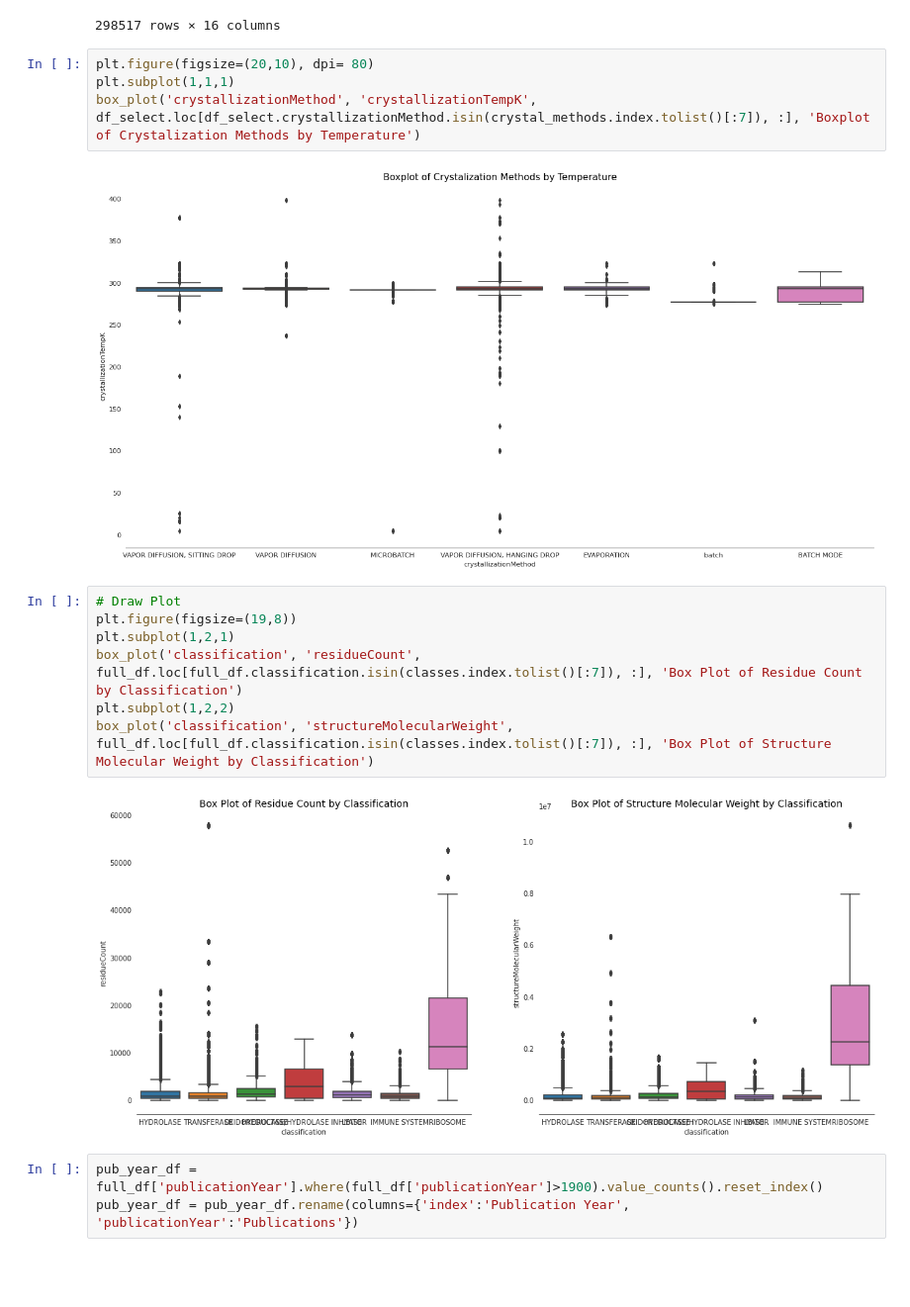
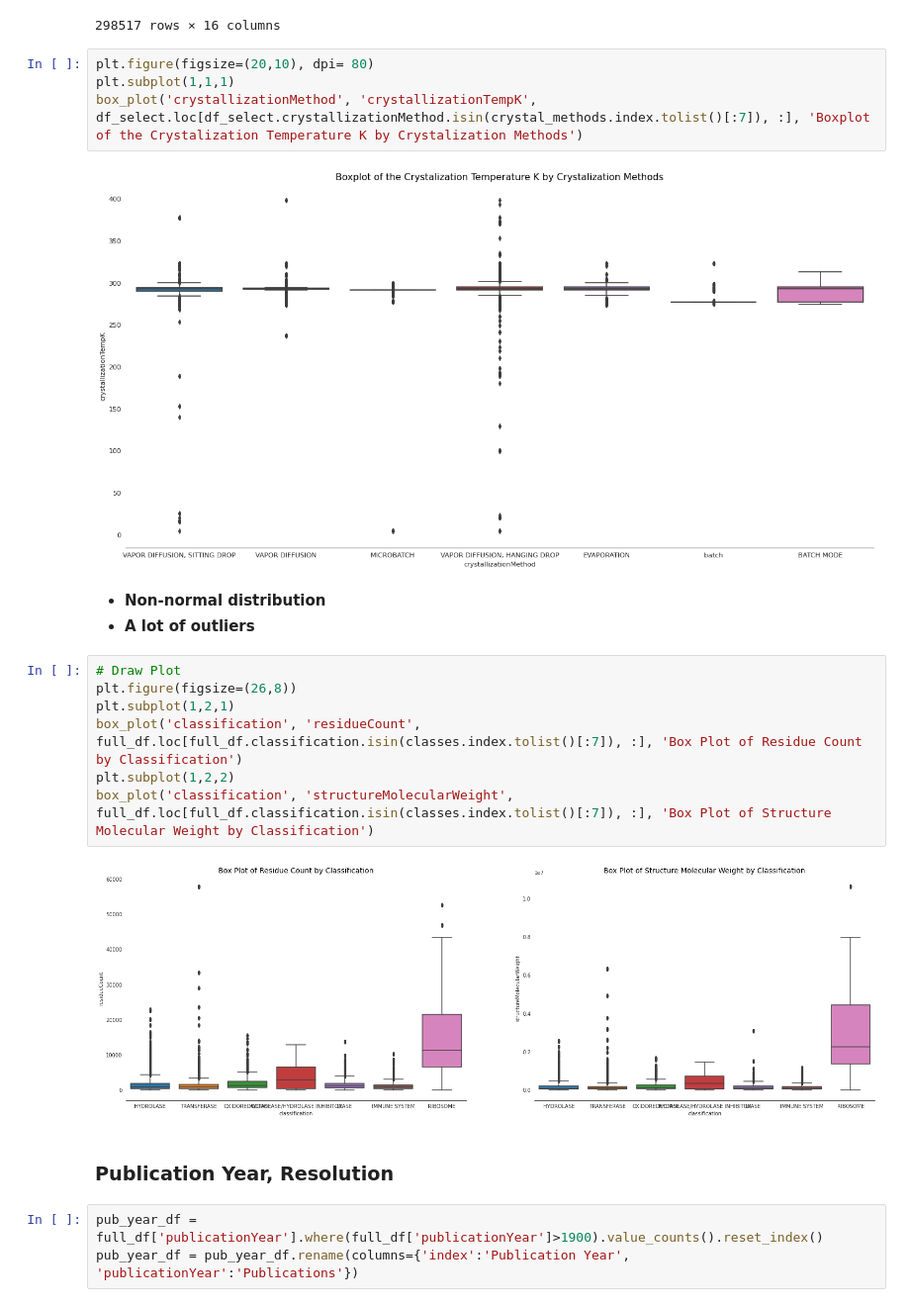
Before and after one commit to vkolupayev/Data-Science-Machine-Learning.-Protein-Classification, a Jupyter notebook: Structural_Protein_Sequences.ipynb, the cells around one changed output. Shown at 99% size. Saved outputs shown, nothing was run; the diff lists cells and outputs as text; blank space fills up the shorter version.

```diff
--- a/Structural_Protein_Sequences.ipynb
+++ b/Structural_Protein_Sequences.ipynb
@@ -659,18 +722,23 @@ aaa
 # %%
 plt.figure(figsize=(20,10), dpi= 80)
 plt.subplot(1,1,1)
-box_plot('crystallizationMethod', 'crystallizationTempK', df_select.loc[df_select.crystallizationMethod.isin(crystal_methods.index.tolist()[:7]), :], 'Boxplot of Crystalization Methods by Temperature')
+box_plot('crystallizationMethod', 'crystallizationTempK', df_select.loc[df_select.crystallizationMethod.isin(crystal_methods.index.tolist()[:7]), :], 'Boxplot of the Crystalization Temperature K by Crystalization Methods')
 # %% [output]
-[figure, old version]
+[figure, new version]
+# %% [markdown]
+* **Non-normal distribution**
+* **A lot of outliers**
 # %%
 # Draw Plot
-plt.figure(figsize=(19,8))
+plt.figure(figsize=(26,8))
 plt.subplot(1,2,1)
 box_plot('classification', 'residueCount', full_df.loc[full_df.classification.isin(classes.index.tolist()[:7]), :], 'Box Plot of Residue Count by Classification')
 plt.subplot(1,2,2)
 box_plot('classification', 'structureMolecularWeight', full_df.loc[full_df.classification.isin(classes.index.tolist()[:7]), :], 'Box Plot of Structure Molecular Weight by Classification')
 # %% [output]
-[figure, old version]
+[figure, new version]
+# %% [markdown]
+### Publication Year, Resolution
 # %%
 pub_year_df = full_df['publicationYear'].where(full_df['publicationYear']>1900).value_counts().reset_index()
 pub_year_df = pub_year_df.rename(columns={'index':'Publication Year', 'publicationYear':'Publications'})
```
Also changed, not shown: parts of 111 cells of this notebook.
